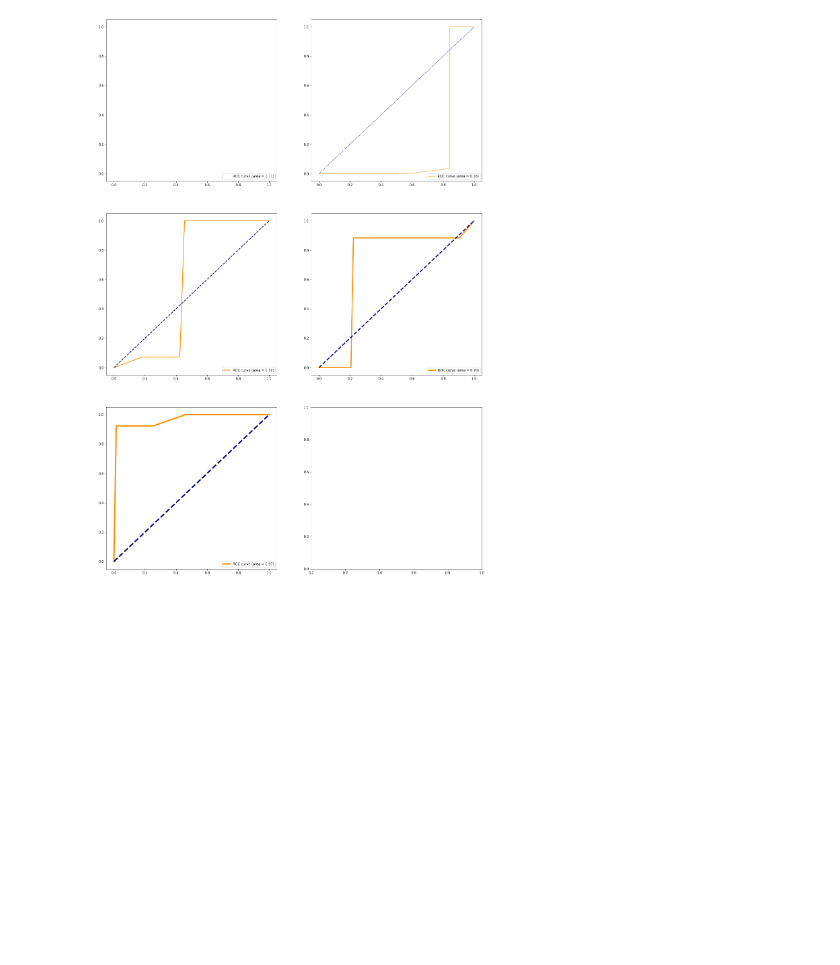
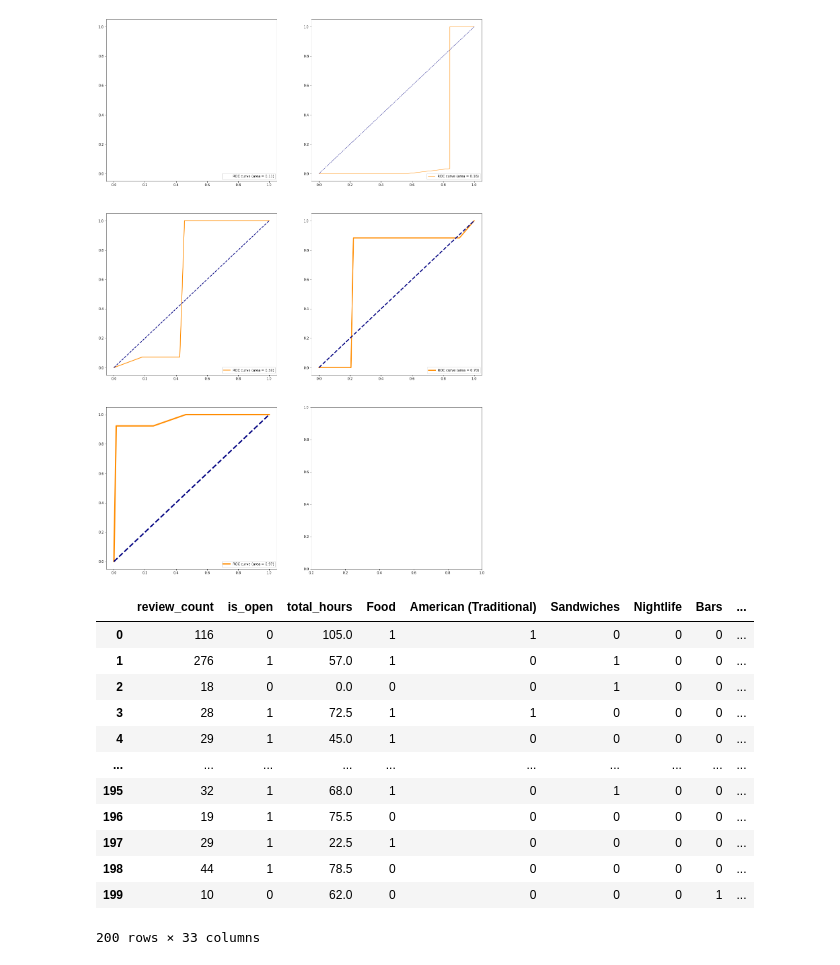
Before and after one commit to Addma/EECS4412-Project, a Jupyter notebook: task3.ipynb, the cells around one changed output. Drawn from its saved outputs; the diff is of its cells as text; code cells hidden in the pictures; blank space fills up the shorter version.

```diff
--- a/task3.ipynb
+++ b/task3.ipynb
@@ -116,3 +125,3 @@ from iguanas.rbs import RBSPipeline, RBSOptimiser
 # %%
-df = pd.read_csv("./resources/temp.csv")#, index_col = "stars")
+df = pd.read_csv("./resources/temp2.csv")#, index_col = "stars")
 # %%
@@ -125,3 +134,19 @@ X_train, X_test, y_train, y_test = train_test_split(
     test_size=0.33,
     random_state=0
 )
+# %%
+X
+# %% [output]
+|  | review_count | is_open | total_hours | Food | American (Traditional) | Sandwiches | Nightlife | Bars | ... |
+| 0 | 116 | 0 | 105.0 | 1 | 1 | 0 | 0 | 0 | ... |
+| 1 | 276 | 1 | 57.0 | 1 | 0 | 1 | 0 | 0 | ... |
+| 2 | 18 | 0 | 0.0 | 0 | 0 | 1 | 0 | 0 | ... |
+| 3 | 28 | 1 | 72.5 | 1 | 1 | 0 | 0 | 0 | ... |
+| 4 | 29 | 1 | 45.0 | 1 | 0 | 0 | 0 | 0 | ... |
+| ... | ... | ... | ... | ... | ... | ... | ... | ... | ... |
+| 195 | 32 | 1 | 68.0 | 1 | 0 | 1 | 0 | 0 | ... |
+| 196 | 19 | 1 | 75.5 | 0 | 0 | 0 | 0 | 0 | ... |
+| 197 | 29 | 1 | 22.5 | 1 | 0 | 0 | 0 | 0 | ... |
+| 198 | 44 | 1 | 78.5 | 0 | 0 | 0 | 0 | 0 | ... |
+| 199 | 10 | 0 | 62.0 | 0 | 0 | 0 | 0 | 1 | ... |
+200 rows × 33 columns
```
Also changed, not shown: parts of 14 cells of this notebook.
